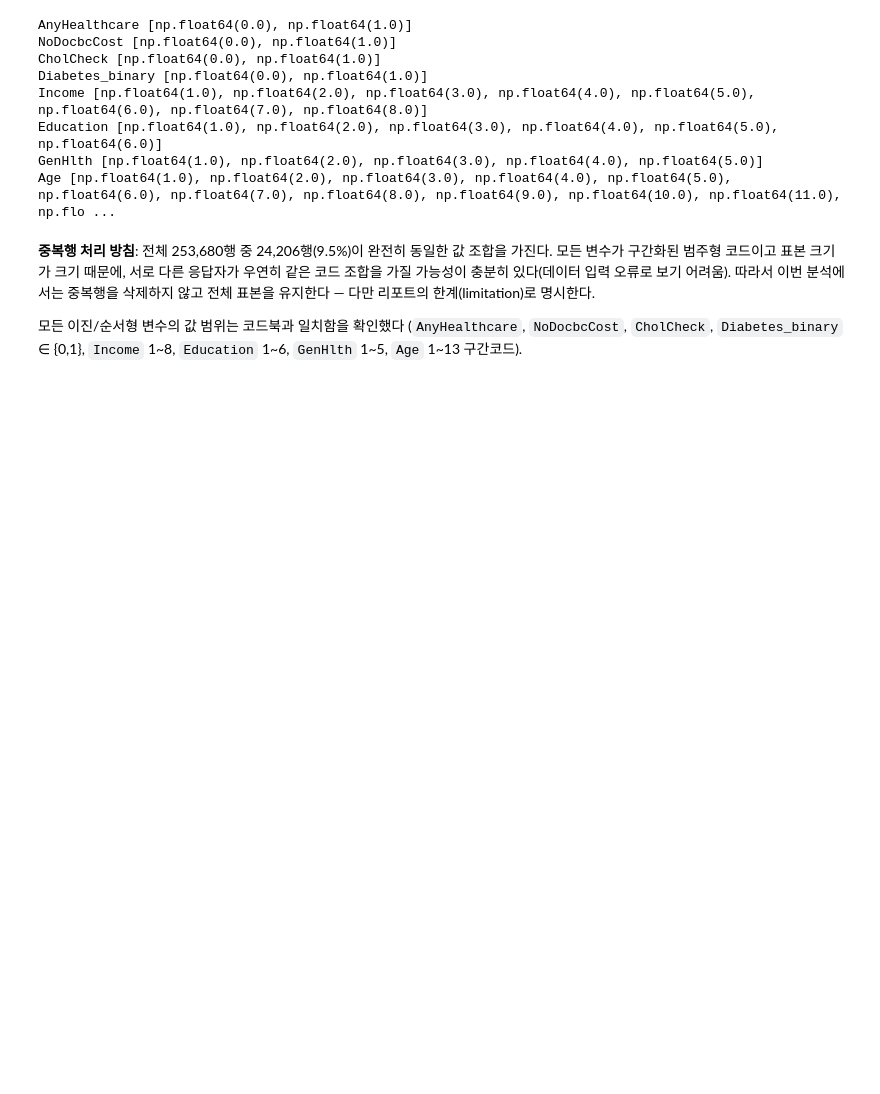
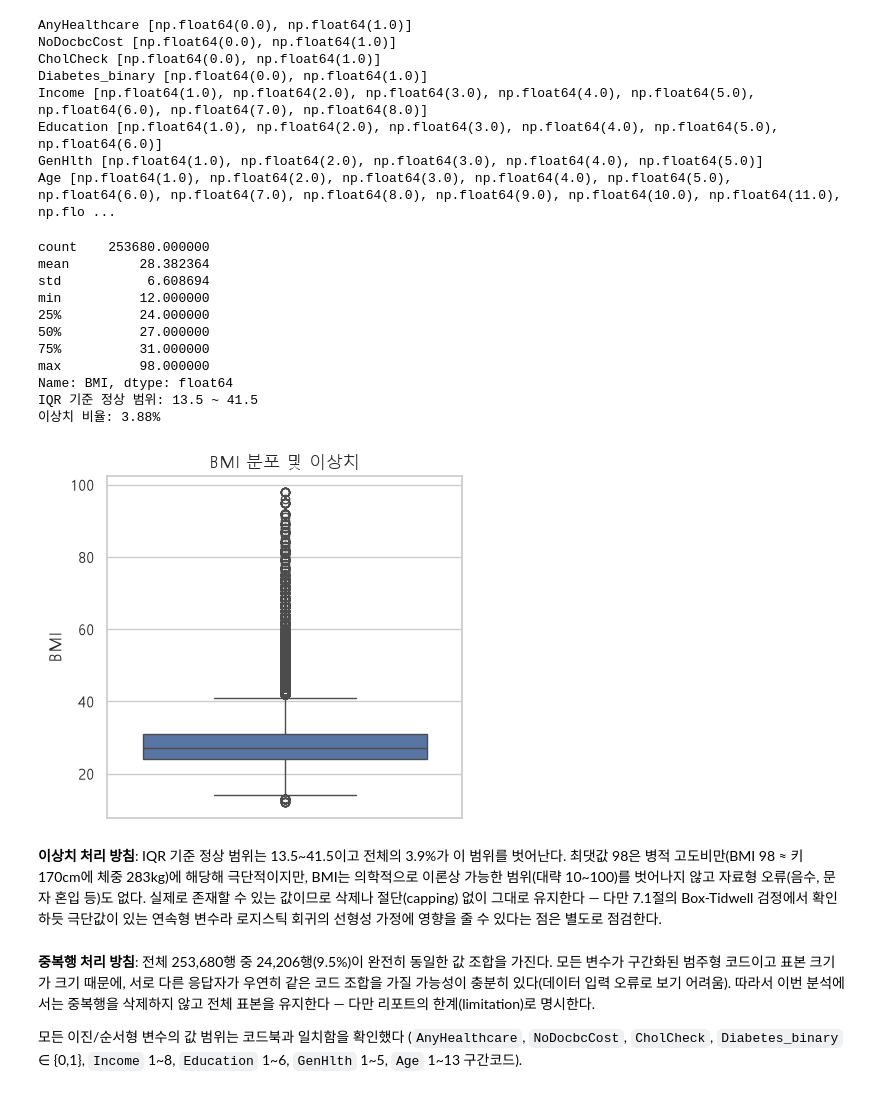
Before and after one commit to DaeHo238/1st_Project, a Jupyter notebook: notebooks/1.0-healthcare-access-analysis.ipynb, the cells around one changed output. Saved outputs shown, nothing was run; the diff lists cells and outputs as text; code cells hidden in the pictures; blank space fills up the shorter version.

```diff
--- a/notebooks/1.0-healthcare-access-analysis.ipynb
+++ b/notebooks/1.0-healthcare-access-analysis.ipynb
@@ -66,6 +87,37 @@ Income [np.float64(1.0), np.float64(2.0), np.float64(3.0), np.float64(4.0), np.f
 Education [np.float64(1.0), np.float64(2.0), np.float64(3.0), np.float64(4.0), np.float64(5.0), np.float64(6.0)]
 GenHlth [np.float64(1.0), np.float64(2.0), np.float64(3.0), np.float64(4.0), np.float64(5.0)]
 Age [np.float64(1.0), np.float64(2.0), np.float64(3.0), np.float64(4.0), np.float64(5.0), np.float64(6.0), np.float64(7.0), np.float64(8.0), np.float64(9.0), np.float64(10.0), np.float64(11.0), np.flo ...
+# %%
+# 연속형 변수(BMI) 이상치 점검 - 이 데이터셋에서 유일한 연속형 변수
+print(df["BMI"].describe())
+
+q1, q3 = df["BMI"].quantile([0.25, 0.75])
+iqr = q3 - q1
+lower, upper = q1 - 1.5 * iqr, q3 + 1.5 * iqr
+outlier_ratio = ((df["BMI"] < lower) | (df["BMI"] > upper)).mean()
+print("IQR 기준 정상 범위:", round(lower, 1), "~", round(upper, 1))
+print(f"이상치 비율: {outlier_ratio:.2%}")
+
+fig, ax = plt.subplots(figsize=(4.5, 4))
+sns.boxplot(y=df["BMI"], ax=ax, color="#4C72B0")
+ax.set_title("BMI 분포 및 이상치")
+plt.tight_layout()
+plt.show()
+# %% [output]
+count    253680.000000
+mean         28.382364
+std           6.608694
+min          12.000000
+25%          24.000000
+50%          27.000000
+75%          31.000000
+max          98.000000
+Name: BMI, dtype: float64
+IQR 기준 정상 범위: 13.5 ~ 41.5
+이상치 비율: 3.88%
+[figure, added]
+# %% [markdown]
+**이상치 처리 방침**: IQR 기준 정상 범위는 13.5~41.5이고 전체의 3.9%가 이 범위를 벗어난다. 최댓값 98은 병적 고도비만(BMI 98 ≈ 키 170cm에 체중 283kg)에 해당해 극단적이지만, BMI는 의학적으로 이론상 가능한 범위(대략 10~100)를 벗어나지 않고 자료형 오류(음수, 문자 혼입 등)도 없다. 실제로 존재할 수 있는 값이므로 삭제나 절단(capping) 없이 그대로 유지한다 — 다만 7.1절의 Box-Tidwell 검정에서 확인하듯 극단값이 있는 연속형 변수라 로지스틱 회귀의 선형성 가정에 영향을 줄 수 있다는 점은 별도로 점검한다.
 # %% [markdown]
 **중복행 처리 방침**: 전체 253,680행 중 24,206행(9.5%)이 완전히 동일한 값 조합을 가진다. 모든 변수가 구간화된 범주형 코드이고 표본 크기가 크기 때문에, 서로 다른 응답자가 우연히 같은 코드 조합을 가질 가능성이 충분히 있다(데이터 입력 오류로 보기 어려움). 따라서 이번 분석에서는 중복행을 삭제하지 않고 전체 표본을 유지한다 — 다만 리포트의 한계(limitation)로 명시한다.
 
```
Also changed, not shown: parts of 20 cells of this notebook, 15 other files.
